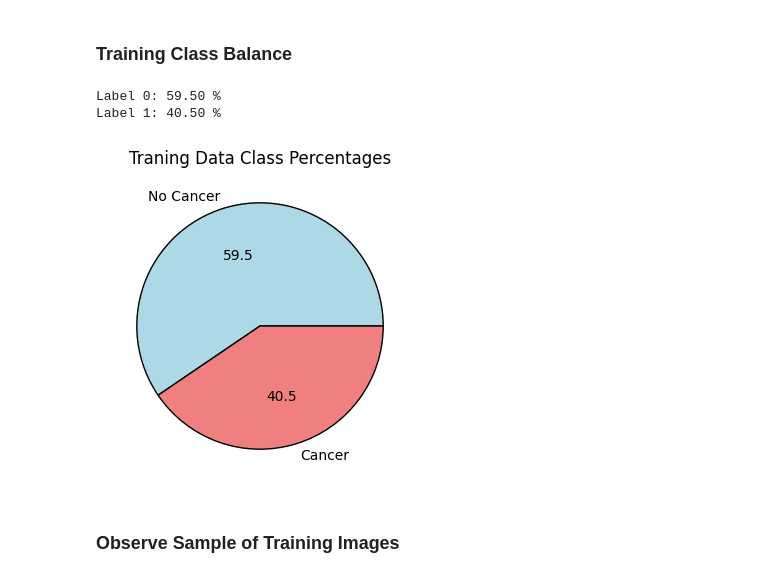
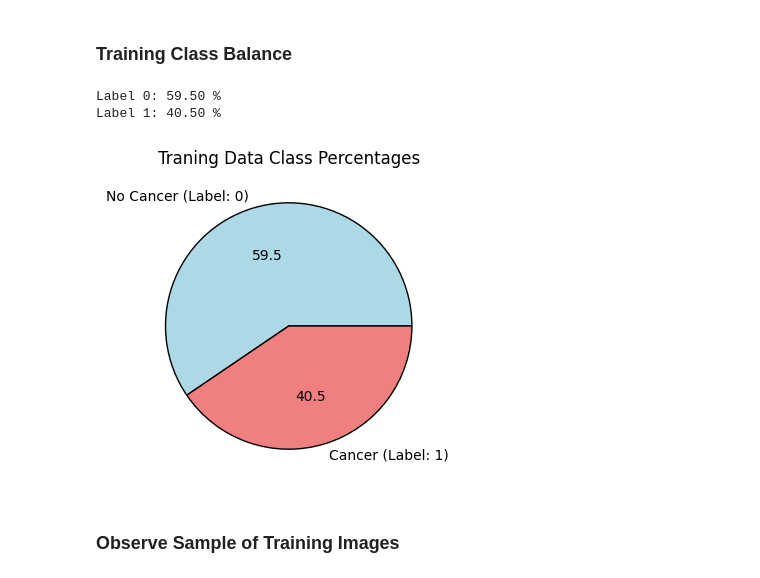
Before and after one commit to christopherbui/machine-learning-projects, a Jupyter notebook: histopathologic-cancer-detection/cancer_detection.ipynb, the cells around one changed output. Cells and saved outputs as stored; diff of their text form; code cells hidden in the pictures.

```diff
--- a/histopathologic-cancer-detection/cancer_detection.ipynb
+++ b/histopathologic-cancer-detection/cancer_detection.ipynb
@@ -84,23 +84,23 @@ train_labels.head(5)
 # %%
 # examine training data's class balance
 train_labels_counts = train_labels.label.value_counts()
 
 print(f'Label 0: {train_labels_counts[0] / len(train_labels) * 100:.2f} %')
 print(f'Label 1: {train_labels_counts[1] / len(train_labels) * 100:.2f} %')
 
 plt.figure(figsize=(4, 4))
 plt.pie(train_labels_counts,
-        labels=['No Cancer', 'Cancer'],
+        labels=['No Cancer (Label: 0)', 'Cancer (Label: 1)'],
         startangle=0, colors=['lightblue', 'lightcoral'],
         autopct='%1.1f',
         wedgeprops={'edgecolor': 'black',
                     'linewidth': 1})
 plt.title('Traning Data Class Percentages')
 plt.show()
 # %% [output]
 Label 0: 59.50 %
 Label 1: 40.50 %
-[figure, old version]
+[figure, new version]
 # %% [markdown]
 ### Observe Sample of Training Images
 # %%
```
Also changed, not shown: parts of 8 cells of this notebook.
